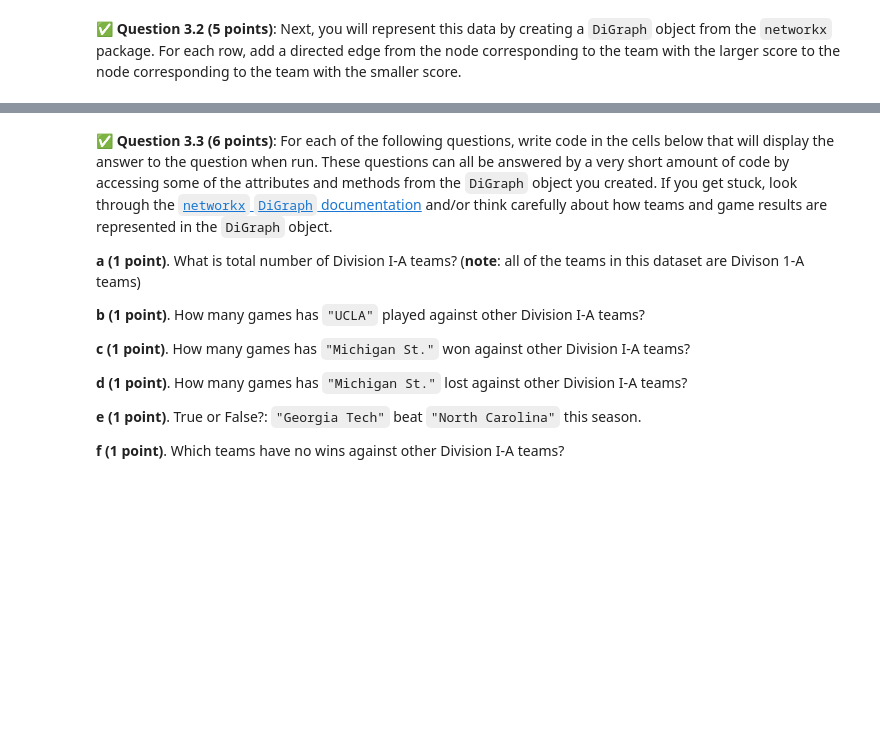
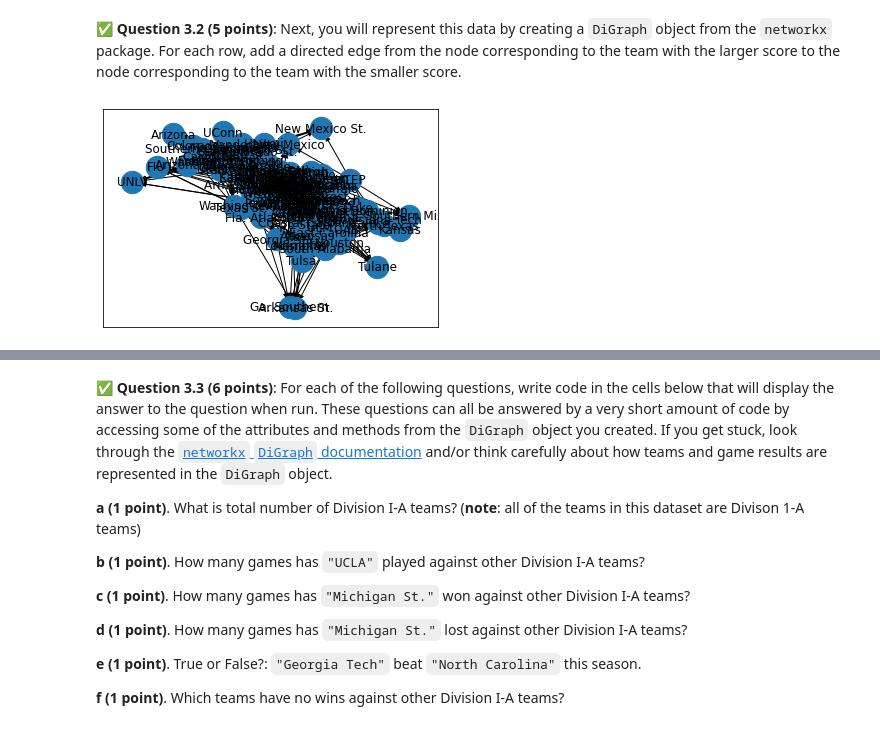
Before and after one commit to zimbot13/cmse202-f21-turnin, a Jupyter notebook: hw-04/HW-04_graph_regression-STUDENT.ipynb, the cells around one changed output, grey strips where cells are left out. Saved outputs shown, nothing was run; the diff lists cells and outputs as text; code cells hidden in the pictures; blank space fills up the shorter version.

```diff
--- a/hw-04/HW-04_graph_regression-STUDENT.ipynb
+++ b/hw-04/HW-04_graph_regression-STUDENT.ipynb
@@ -74,0 +73,6 @@ Each row contains the final score from one game. The first and third columns con
+# %%
+# Put your code for Question 3.1 here:
+import pandas as pd
+ncaa = pd.read_csv('NCAA_Football_Scores_2021.csv',names = ['Away Team', 'Away Score', 'Home Team', 'Home Score'])
+print(ncaa.head())
+print(ncaa.tail())
@@ -79,3 +94,25 @@ Each row contains the final score from one game. The first and third columns con
+# %%
+# Put your code for Question 3.2 here:
+import networkx as nx
+import matplotlib.pyplot as plt
+
+G = nx.DiGraph()
+g = []
+for index, row in ncaa.iterrows():
+    if(row[1] > row [3]):
+        g.append((row[0], row[2]))
+    else:
+        g.append((row[2], row[0]))
+G.add_edges_from(g)
+
+
+pos = nx.spring_layout(G)
+nx.draw_networkx_nodes(G, pos, cmap=plt.get_cmap('jet'), node_size = 500)
+nx.draw_networkx_labels(G, pos)
+nx.draw_networkx_edges(G, pos, arrows=True)
+plt.show()
+# %% [output]
+[figure, added]
 # %% [markdown]
 This graph has over 100 nodes, so it will be hard to look at the entire graph at once. But you can display a subgraph of the entire directed graph by running the cell below this one (**note**: you'll need to replace the "`G`" variable with whatever you called your `DiGraph` obejct). You should get an output that is similar to this.
 
```
Also changed, not shown: parts of 15 cells of this notebook.
